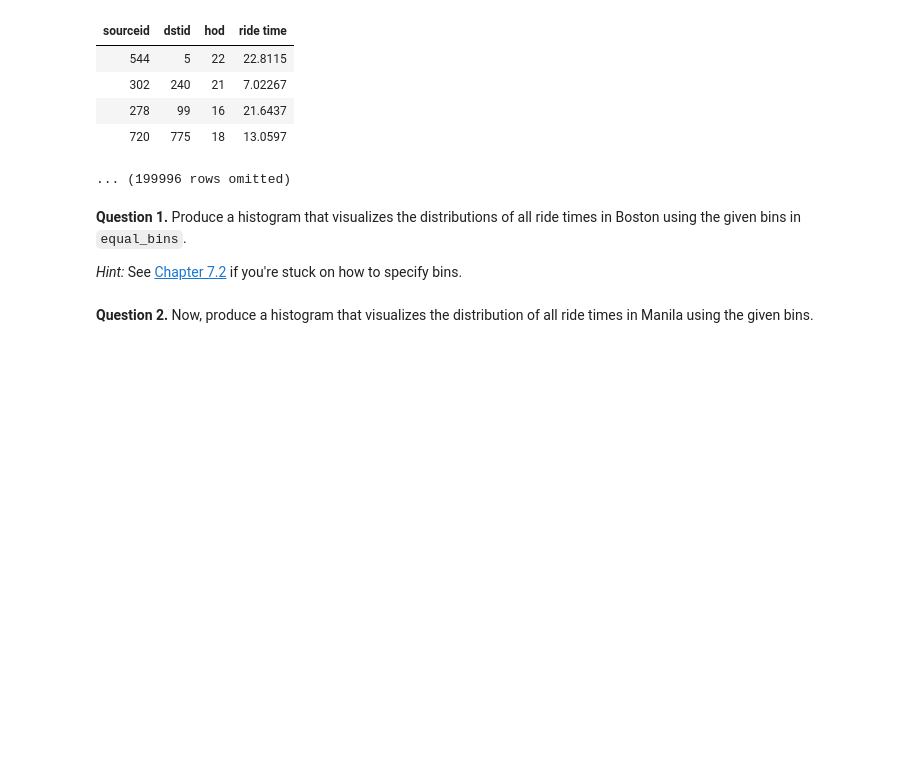
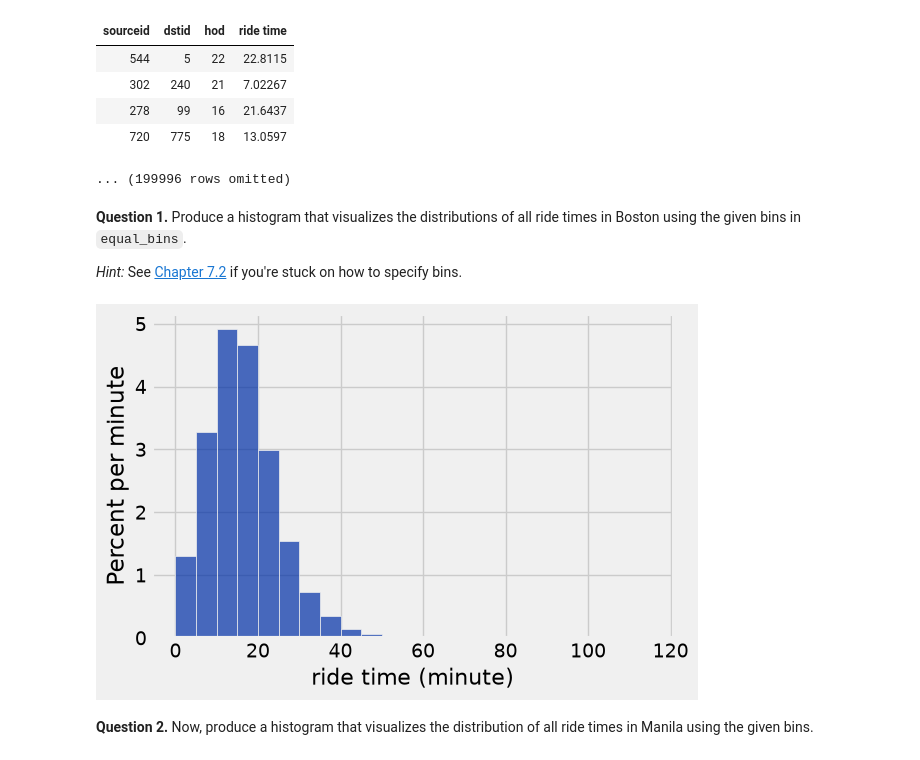
Before and after one commit to bgeiger127/Intro_to_data_26, a Jupyter notebook: Homework 3 - Visualizations/hw03.ipynb, the cells around one changed output. Saved outputs shown, nothing was run; the diff lists cells and outputs as text; code cells hidden in the pictures; blank space fills up the shorter version.

```diff
--- a/Homework 3 - Visualizations/hw03.ipynb
+++ b/Homework 3 - Visualizations/hw03.ipynb
@@ -339,6 +339,9 @@ Manila Table
 *Hint:* See [Chapter 7.2](https://inferentialthinking.com/chapters/07/2/Visualizing_Numerical_Distributions.html) if you're stuck on how to specify bins.
 # %%
 equal_bins = np.arange(0, 120, 5)
+boston.hist("ride time", bins=equal_bins, unit="minute")
+# %% [output]
+[figure, added]
 # %% [markdown]
 <!-- END QUESTION -->
 
```
Also changed, not shown: parts of 7 cells of this notebook, 1 other file.
